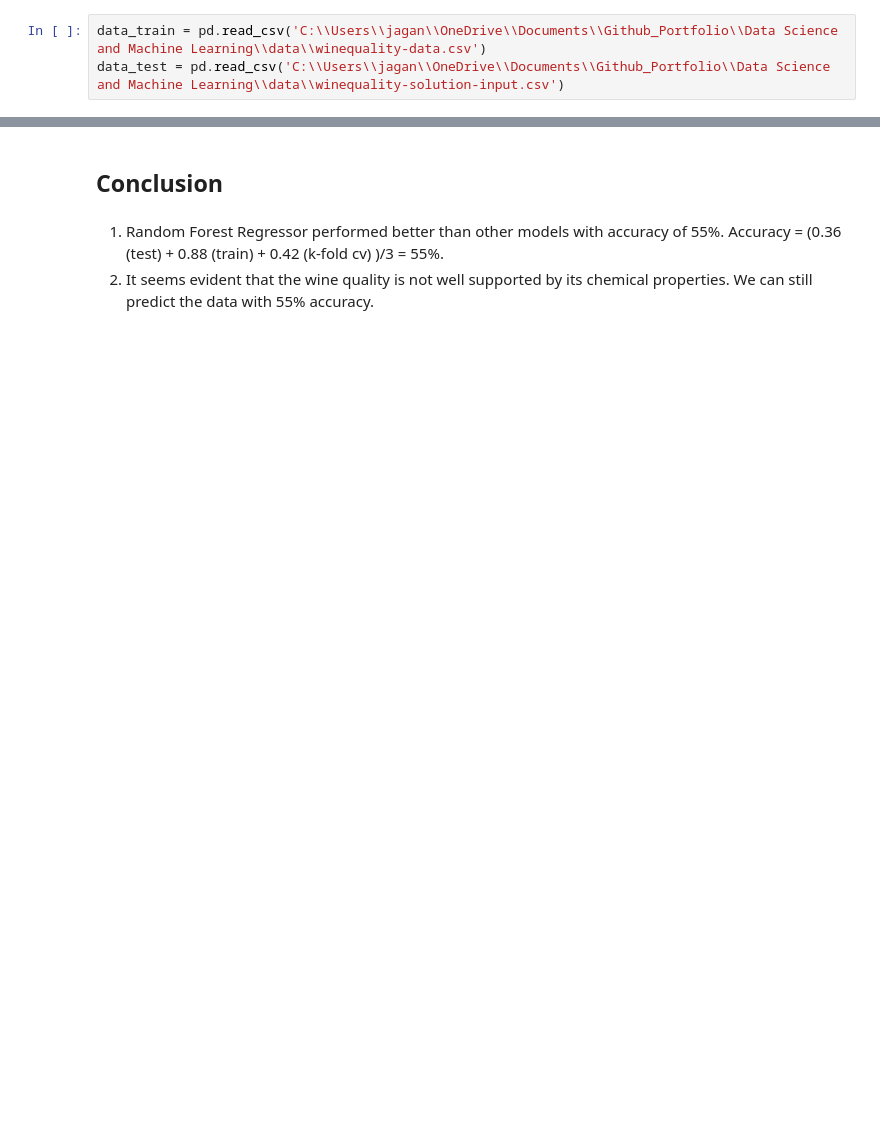
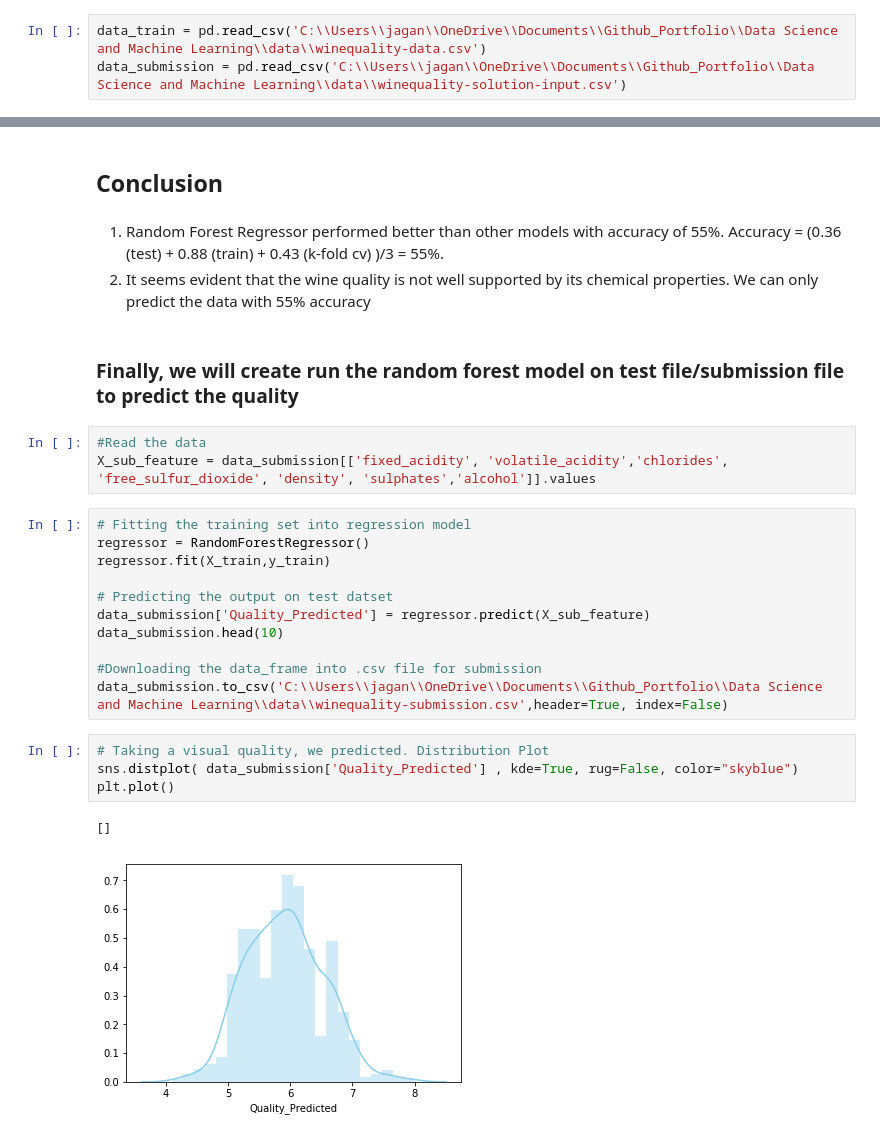
Before and after one commit to jbanerje/Data-Science-and-Machine-Learning, a Jupyter notebook: IPythonNotebook_Learning Projects/UCI Wine Quality Assessment.ipynb, the cells around one changed output, grey strips where cells are left out. Drawn from its saved outputs; the diff is of its cells as text; blank space fills up the shorter version.

Commit message:
Data_Science_and_Machine_Learning_08_11_2018

```diff
--- a/IPythonNotebook_Learning Projects/UCI Wine Quality Assessment.ipynb
+++ b/IPythonNotebook_Learning Projects/UCI Wine Quality Assessment.ipynb
@@ -80,7 +80,7 @@ from sklearn.metrics import median_absolute_error # Best possible score is 0
 ## Get Data
 # %%
 data_train = pd.read_csv('C:\\Users\\jagan\\OneDrive\\Documents\\Github_Portfolio\\Data Science and Machine Learning\\data\\winequality-data.csv')
-data_test = pd.read_csv('C:\\Users\\jagan\\OneDrive\\Documents\\Github_Portfolio\\Data Science and Machine Learning\\data\\winequality-solution-input.csv')
+data_submission = pd.read_csv('C:\\Users\\jagan\\OneDrive\\Documents\\Github_Portfolio\\Data Science and Machine Learning\\data\\winequality-solution-input.csv')
 # %% [markdown]
 ## Performing Descriptive Statistics
 
@@ -704,5 +706,28 @@ K Fold cross validation score
 # %% [markdown]
 ## Conclusion
 # %% [markdown]
-1. Random Forest Regressor performed better than other models with accuracy of 55%. Accuracy = (0.36 (test) + 0.88 (train) + 0.42 (k-fold cv) )/3 = 55%.
-2. It seems evident that the wine quality is  not well supported by its chemical properties. We can still predict the data with 55% accuracy.
+1. Random Forest Regressor performed better than other models with accuracy of 55%. Accuracy = (0.36 (test) + 0.88 (train) + 0.43 (k-fold cv) )/3 = 55%.
+2. It seems evident that the wine quality is  not well supported by its chemical properties. We can only predict the data with 55% accuracy
+# %% [markdown]
+### Finally, we will create run the random forest model on test file/submission file to predict the quality
+# %%
+#Read the data
+X_sub_feature = data_submission[['fixed_acidity', 'volatile_acidity','chlorides', 'free_sulfur_dioxide', 'density', 'sulphates','alcohol']].values
+# %%
+# Fitting the training set into regression model
+regressor = RandomForestRegressor()
+regressor.fit(X_train,y_train)
+
+# Predicting the output on test datset
+data_submission['Quality_Predicted'] = regressor.predict(X_sub_feature)
+data_submission.head(10)
+
+#Downloading the data_frame into .csv file for submission
+data_submission.to_csv('C:\\Users\\jagan\\OneDrive\\Documents\\Github_Portfolio\\Data Science and Machine Learning\\data\\winequality-submission.csv',header=True, index=False)
+# %%
+# Taking a visual quality, we predicted. Distribution Plot
+sns.distplot( data_submission['Quality_Predicted'] , kde=True, rug=False, color="skyblue")
+plt.plot()
+# %% [output]
+[]
+[figure, added]
```
Also changed, not shown: parts of 9 cells of this notebook, 2 other files.
